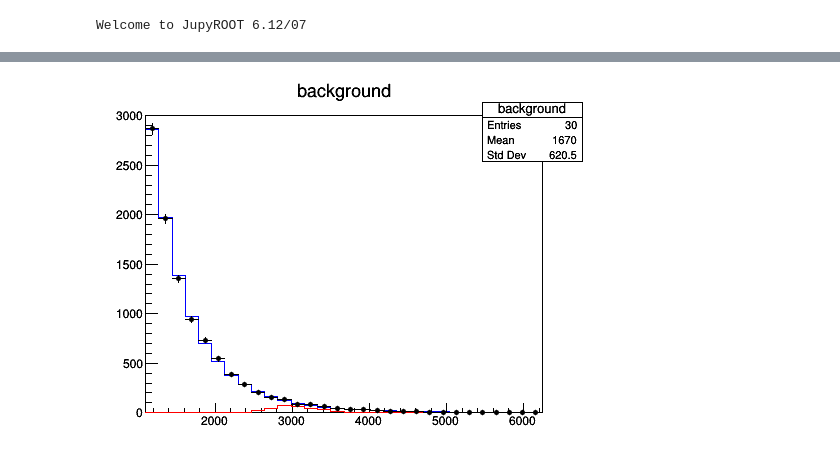
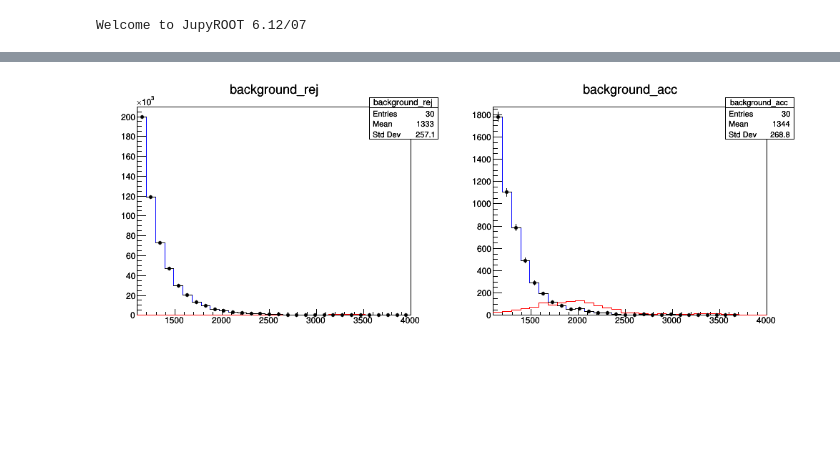
Before and after one commit to thaarres/JetAnomaly_CHEP19, a Jupyter notebook: jupyter/Simple_combine.ipynb, the cells around one changed output, grey strips where cells are left out. Drawn from its saved outputs; the diff is of its cells as text; code cells hidden in the pictures; blank space fills up the shorter version.

```diff
--- a/jupyter/Simple_combine.ipynb
+++ b/jupyter/Simple_combine.ipynb
@@ -61,16 +66,29 @@ print("after scaling", background_hist.GetBinContent(1))
 # %%
 # plot background, signal, data
-c = rt.TCanvas('c','c',500,400)
-background_hist.SetLineColor(rt.kBlue)
-background_hist.Draw('hist')
+c = rt.TCanvas('c','c',1000,400)
+c.Divide(2,1)
 
-signal_hist.SetLineColor(rt.kRed)
-signal_hist.Draw('histsame')
+c.cd(1)
+background_hist_rej.SetLineColor(rt.kBlue)
+background_hist_rej.Draw('hist')
+signal_hist_rej.SetLineColor(rt.kRed)
+signal_hist_rej.Draw('histsame')
+data_hist_rej.SetLineColor(rt.kBlack)
+data_hist_rej.SetMarkerColor(rt.kBlack)
+data_hist_rej.SetMarkerStyle(20)
+data_hist_rej.SetMarkerSize(0.5)
+data_hist_rej.Draw('pezsame')
 
-data_hist.SetLineColor(rt.kBlack)
-data_hist.SetMarkerColor(rt.kBlack)
-data_hist.SetMarkerStyle(20)
-data_hist.SetMarkerSize(0.5)
-data_hist.Draw('pezsame')
+c.cd(2)
+background_hist_acc.SetLineColor(rt.kBlue)
+background_hist_acc.Draw('hist')
+signal_hist_acc.SetLineColor(rt.kRed)
+signal_hist_acc.Draw('histsame')
+data_hist_acc.SetLineColor(rt.kBlack)
+data_hist_acc.SetMarkerColor(rt.kBlack)
+data_hist_acc.SetMarkerStyle(20)
+data_hist_acc.SetMarkerSize(0.5)
+data_hist_acc.Draw('pezsame')
+
 c.Draw()
 # %% [output]
@@ -77 +96 @@ c.Draw()
-[figure, old version]
+[figure, new version]
```
Also changed, not shown: parts of 18 cells of this notebook.
